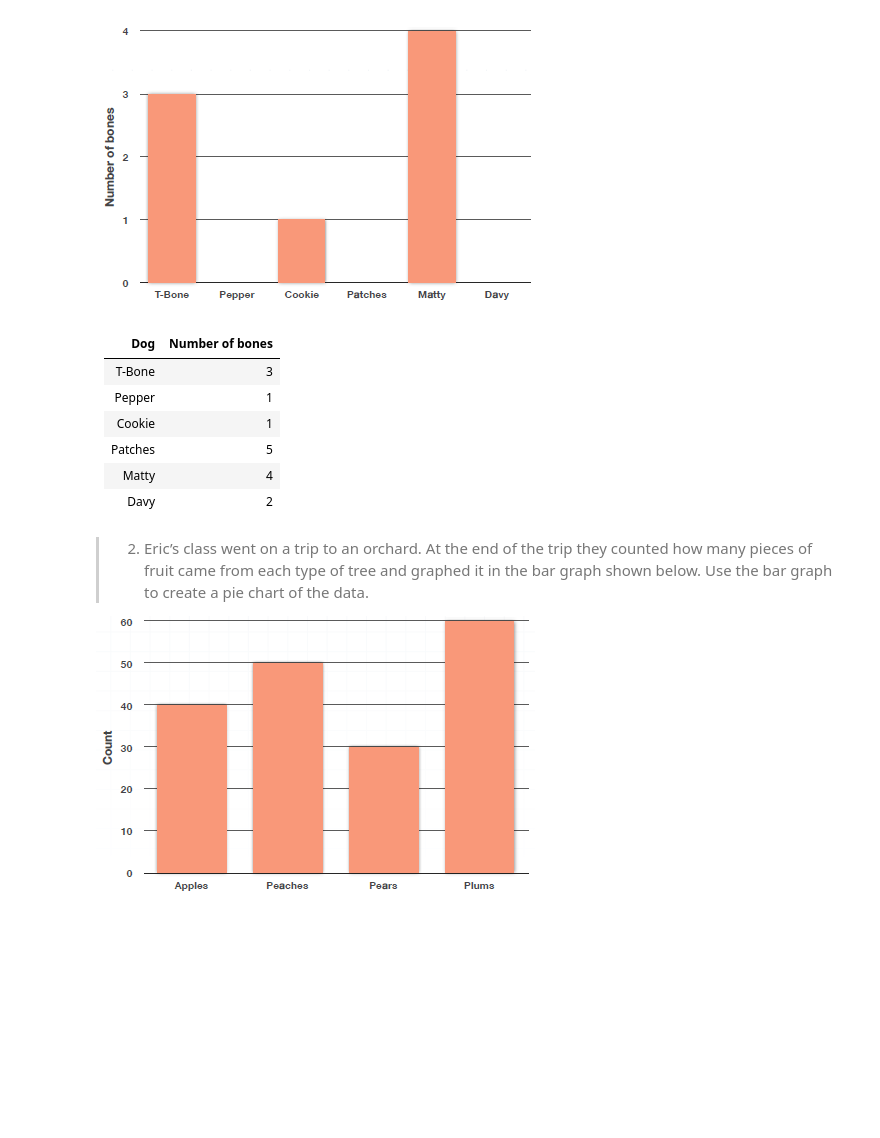
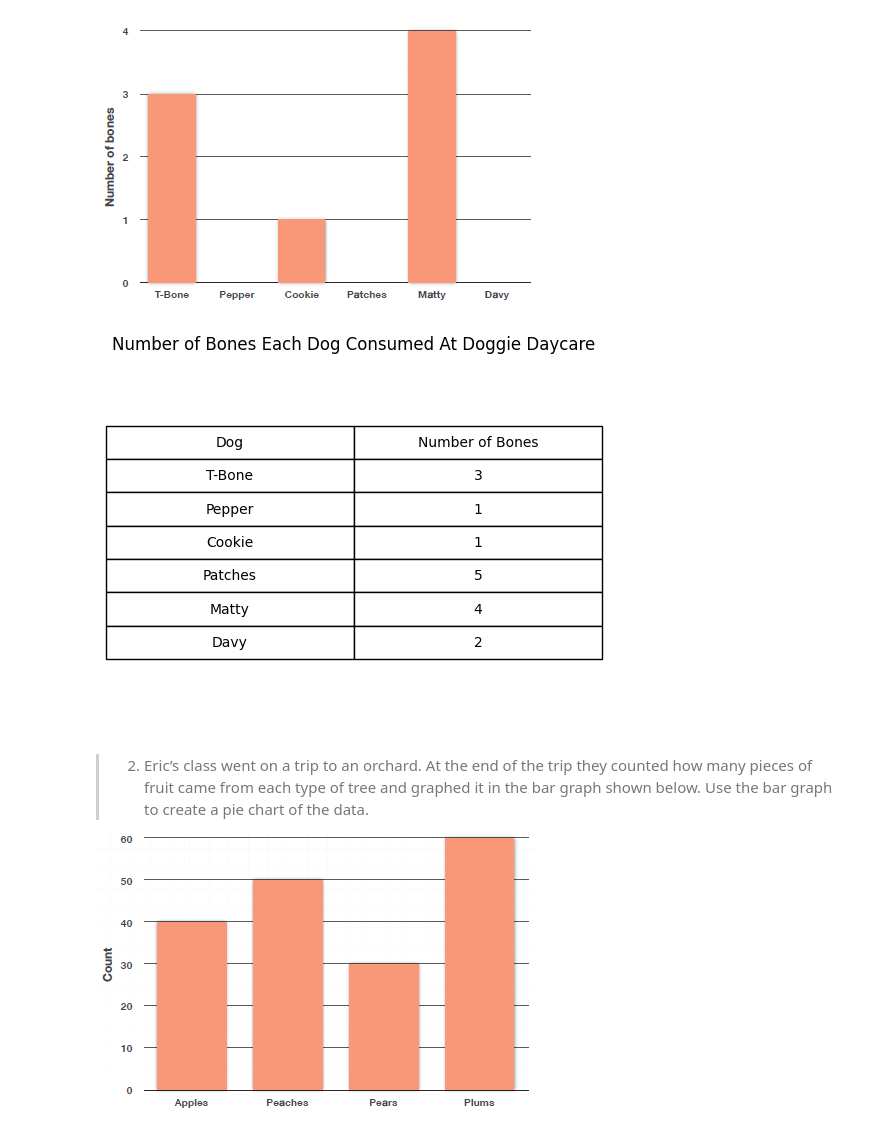
Before and after one commit to acasasis-dev/become-a-probability-n-statistics-master, a Jupyter notebook: bonus/section-02-visualizing-data/exercise-02-bar-graphs-n-pie-charts.ipynb, the cells around one changed output. Saved outputs shown, nothing was run; the diff lists cells and outputs as text; code cells hidden in the pictures; blank space fills up the shorter version.

Commit message:
Added python code for table Bonus Section 02 Exercise 02 Question 01

```diff
--- a/bonus/section-02-visualizing-data/exercise-02-bar-graphs-n-pie-charts.ipynb
+++ b/bonus/section-02-visualizing-data/exercise-02-bar-graphs-n-pie-charts.ipynb
@@ -8,15 +8,34 @@ and table together to fill in the missing pieces.
 ![image.png](attachment:image.png)
 
 ![image-2.png](attachment:image-2.png)
-# %% [markdown]
-| Dog | Number of bones |
-|-----|-----------------|
-| T-Bone | 3 |
-| Pepper | 1 |
-| Cookie | 1 |
-| Patches | 5 |
-| Matty | 4 |
-| Davy | 2 |
+# %%
+import matplotlib.pyplot as plt
+import pandas as pd
+
+data = pd.DataFrame({
+	'Dog': ['T-Bone', 'Pepper', 'Cookie', 'Patches', 'Matty', 'Davy'],
+	'Number of Bones': [3, 1, 1, 5, 4, 2]
+})
+
+# Create a figure and axis
+fig, ax = plt.subplots()
+
+# Hide axes
+ax.axis('off')
+
+plt.title("Number of Bones Each Dog Consumed At Doggie Daycare")
+# Create the table
+table = plt.table(
+    cellText=data.values,
+    colLabels=data.columns,
+    cellLoc='center',
+    loc='center'
+)
+
+table.scale(1, 2)  # Make it taller
+plt.show()
+# %% [output]
+[figure, added]
 # %% [markdown]
 > 2. Eric’s class went on a trip to an orchard. At the end of the trip they
 counted how many pieces of fruit came from each type of tree and
```
